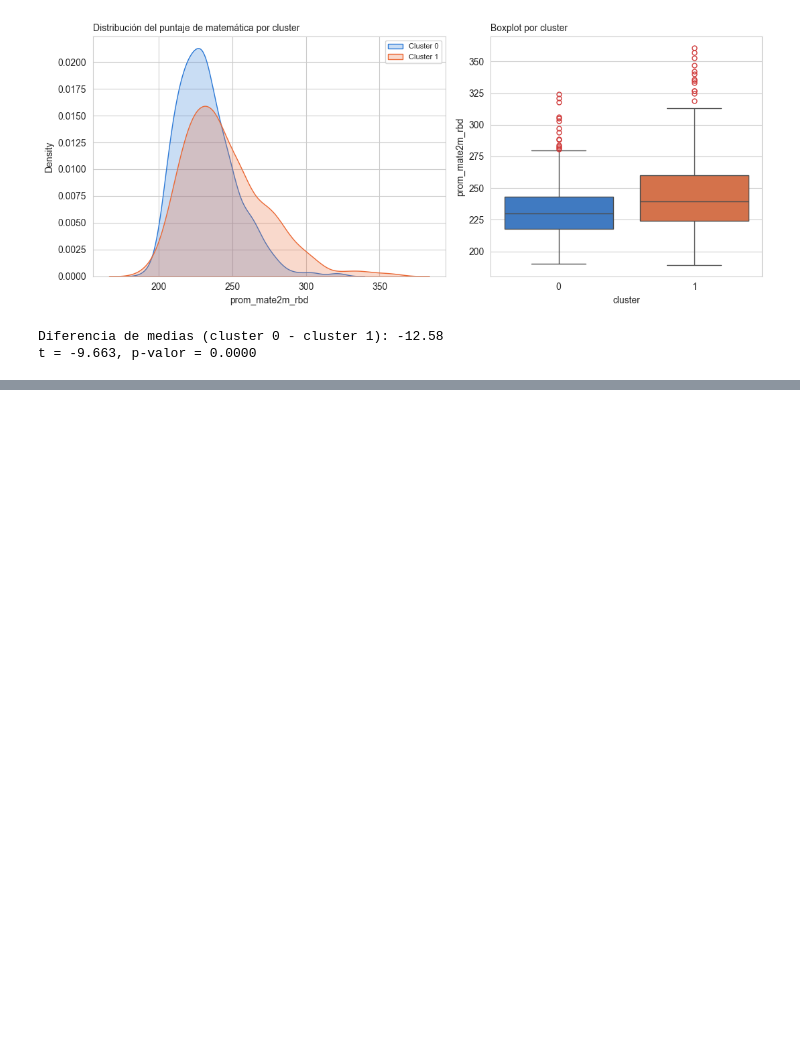
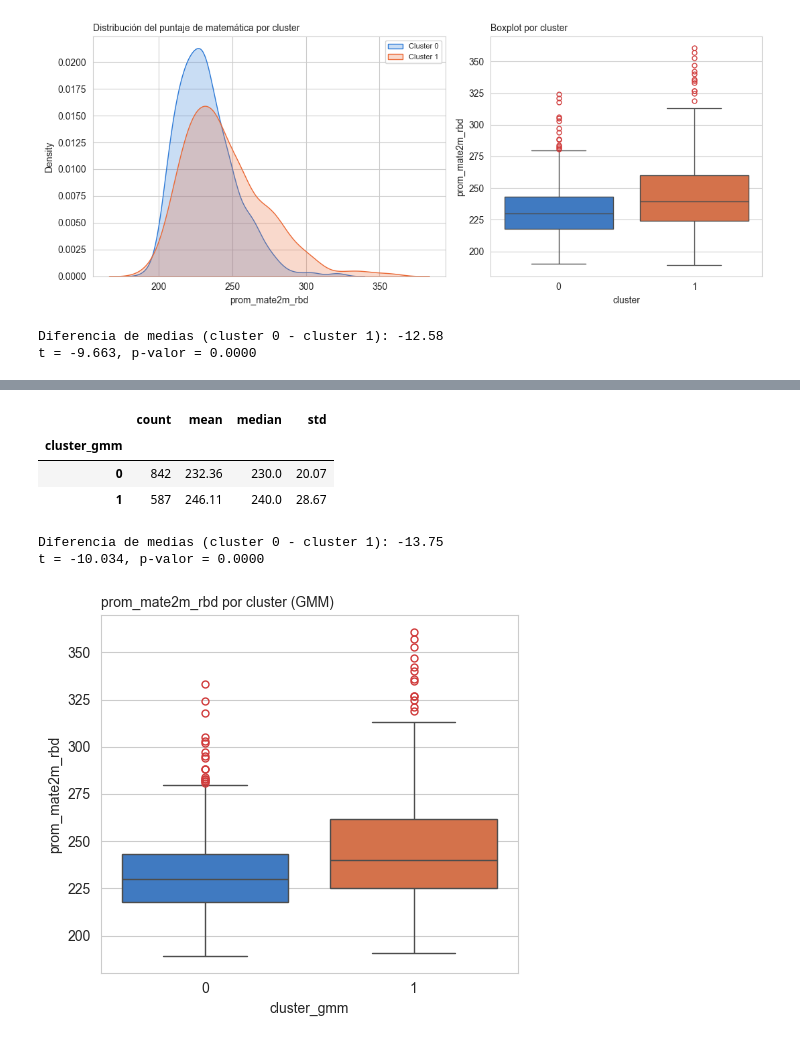
Before and after one commit to vcanalesg/dcc_taller_proyecto_g4, a Jupyter notebook: tarea_clustering.ipynb, the cells around one changed output, grey strips where cells are left out. Drawn from its saved outputs; the diff is of its cells as text; code cells hidden in the pictures; blank space fills up the shorter version.

```diff
--- a/tarea_clustering.ipynb
+++ b/tarea_clustering.ipynb
@@ -358,0 +604,16 @@ t = -9.663, p-valor = 0.0000
+# %%
+gmm = GaussianMixture(n_components=2, covariance_type="full", random_state=42, n_init=10)
+df_analisis["cluster_gmm"] = gmm.fit_predict(X_scaled)
+proba_gmm = gmm.predict_proba(X_scaled)
+df_analisis["gmm_proba_max"] = proba_gmm.max(axis=1)
+
+sil_gmm = silhouette_score(X_scaled, df_analisis["cluster_gmm"])
+print("Tamaños clusters (GMM):")
+print(df_analisis["cluster_gmm"].value_counts().sort_index())
+print(f"\nSilhouette score (GMM, n=2): {sil_gmm:.3f}")
+print(f"Silhouette score (k-means, k=2): {sil:.3f}")
+print(f"Silhouette score (aglomerativo, k=2): {sil_agg:.3f}")
+
+print(f"\nProbabilidad posterior máxima promedio (confianza de asignación): {df_analisis['gmm_proba_max'].mean():.3f}")
+print(f"% de establecimientos con asignación ambigua (prob. máxima < 0.7): "
+      f"{(df_analisis['gmm_proba_max'] < 0.7).mean() * 100:.1f}%")
@@ -358,0 +702,25 @@ t = -9.663, p-valor = 0.0000
+# %%
+resumen_mate_gmm = df_analisis.groupby("cluster_gmm")["prom_mate2m_rbd"].agg(["count", "mean", "median", "std"]).round(2)
+display(resumen_mate_gmm)
+
+g0g = df_analisis.loc[df_analisis["cluster_gmm"] == 0, "prom_mate2m_rbd"]
+g1g = df_analisis.loc[df_analisis["cluster_gmm"] == 1, "prom_mate2m_rbd"]
+t_stat_gmm, p_val_gmm = ttest_ind(g0g, g1g, equal_var=False)
+print(f"Diferencia de medias (cluster 0 - cluster 1): {g0g.mean() - g1g.mean():.2f}")
+print(f"t = {t_stat_gmm:.3f}, p-valor = {p_val_gmm:.4f}")
+
+fig, ax = plt.subplots(figsize=(5, 4.5))
+sns.boxplot(data=df_analisis, x="cluster_gmm", y="prom_mate2m_rbd", hue="cluster_gmm", ax=ax,
+            palette=palette_cat[:2], legend=False,
+            flierprops={"markerfacecolor": "none", "markeredgecolor": "#d03b3b", "markersize": 5})
+ax.set_title("prom_mate2m_rbd por cluster (GMM)", fontsize=10, loc="left")
+plt.tight_layout()
+plt.show()
+# %% [output]
+|  | count | mean | median | std |
+| cluster_gmm |  |  |  |  |
+| 0 | 842 | 232.36 | 230.0 | 20.07 |
+| 1 | 587 | 246.11 | 240.0 | 28.67 |
+Diferencia de medias (cluster 0 - cluster 1): -13.75
+t = -10.034, p-valor = 0.0000
+[figure, added]
```
Also changed, not shown: parts of 22 cells of this notebook.
